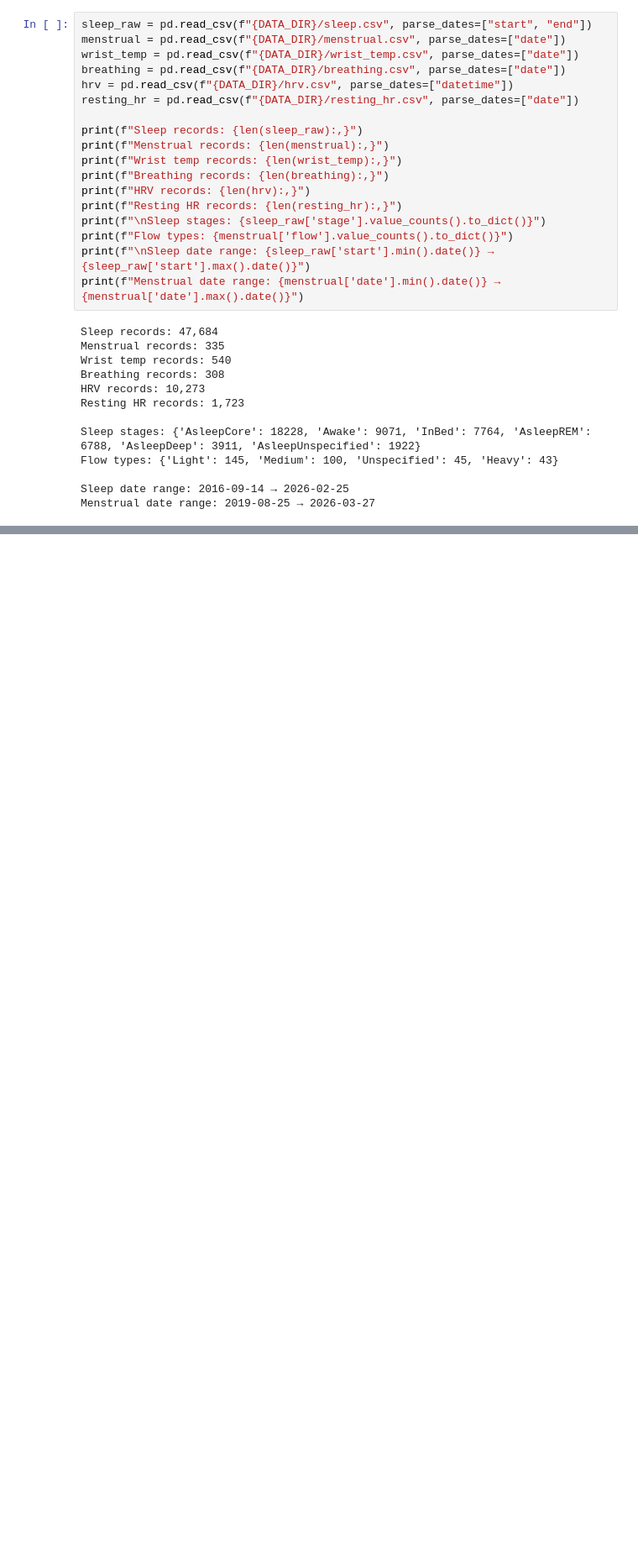
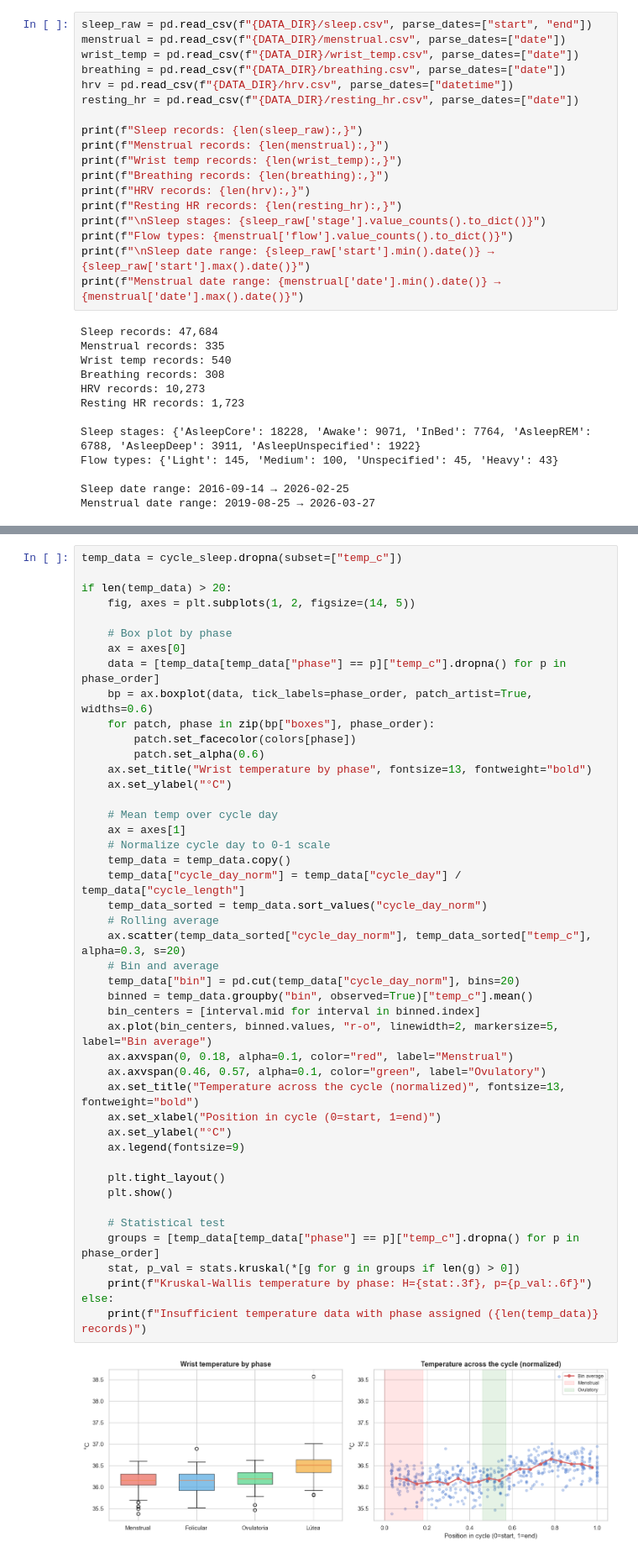
Before and after one commit to aroaxinping/redmoon, a Jupyter notebook: notebooks/analysis.ipynb, the cells around one changed output, grey strips where cells are left out. Shown at 84% size. Cells and saved outputs as stored; diff of their text form; blank space fills up the shorter version.

```diff
--- a/notebooks/analysis.ipynb
+++ b/notebooks/analysis.ipynb
@@ -956,0 +375,47 @@ plt.show()
+# %%
+temp_data = cycle_sleep.dropna(subset=["temp_c"])
+
+if len(temp_data) > 20:
+    fig, axes = plt.subplots(1, 2, figsize=(14, 5))
+
+    # Box plot by phase
+    ax = axes[0]
+    data = [temp_data[temp_data["phase"] == p]["temp_c"].dropna() for p in phase_order]
+    bp = ax.boxplot(data, tick_labels=phase_order, patch_artist=True, widths=0.6)
+    for patch, phase in zip(bp["boxes"], phase_order):
+        patch.set_facecolor(colors[phase])
+        patch.set_alpha(0.6)
+    ax.set_title("Wrist temperature by phase", fontsize=13, fontweight="bold")
+    ax.set_ylabel("°C")
+
+    # Mean temp over cycle day
+    ax = axes[1]
+    # Normalize cycle day to 0-1 scale
+    temp_data = temp_data.copy()
+    temp_data["cycle_day_norm"] = temp_data["cycle_day"] / temp_data["cycle_length"]
+    temp_data_sorted = temp_data.sort_values("cycle_day_norm")
+    # Rolling average
+    ax.scatter(temp_data_sorted["cycle_day_norm"], temp_data_sorted["temp_c"], alpha=0.3, s=20)
+    # Bin and average
+    temp_data["bin"] = pd.cut(temp_data["cycle_day_norm"], bins=20)
+    binned = temp_data.groupby("bin", observed=True)["temp_c"].mean()
+    bin_centers = [interval.mid for interval in binned.index]
+    ax.plot(bin_centers, binned.values, "r-o", linewidth=2, markersize=5, label="Bin average")
+    ax.axvspan(0, 0.18, alpha=0.1, color="red", label="Menstrual")
+    ax.axvspan(0.46, 0.57, alpha=0.1, color="green", label="Ovulatory")
+    ax.set_title("Temperature across the cycle (normalized)", fontsize=13, fontweight="bold")
+    ax.set_xlabel("Position in cycle (0=start, 1=end)")
+    ax.set_ylabel("°C")
+    ax.legend(fontsize=9)
+
+    plt.tight_layout()
+    plt.show()
+
+    # Statistical test
+    groups = [temp_data[temp_data["phase"] == p]["temp_c"].dropna() for p in phase_order]
+    stat, p_val = stats.kruskal(*[g for g in groups if len(g) > 0])
+    print(f"Kruskal-Wallis temperature by phase: H={stat:.3f}, p={p_val:.6f}")
+else:
+    print(f"Insufficient temperature data with phase assigned ({len(temp_data)} records)")
+# %% [output]
+[figure, added]
```
Also changed, not shown: parts of 71 cells of this notebook, 6 other files.
